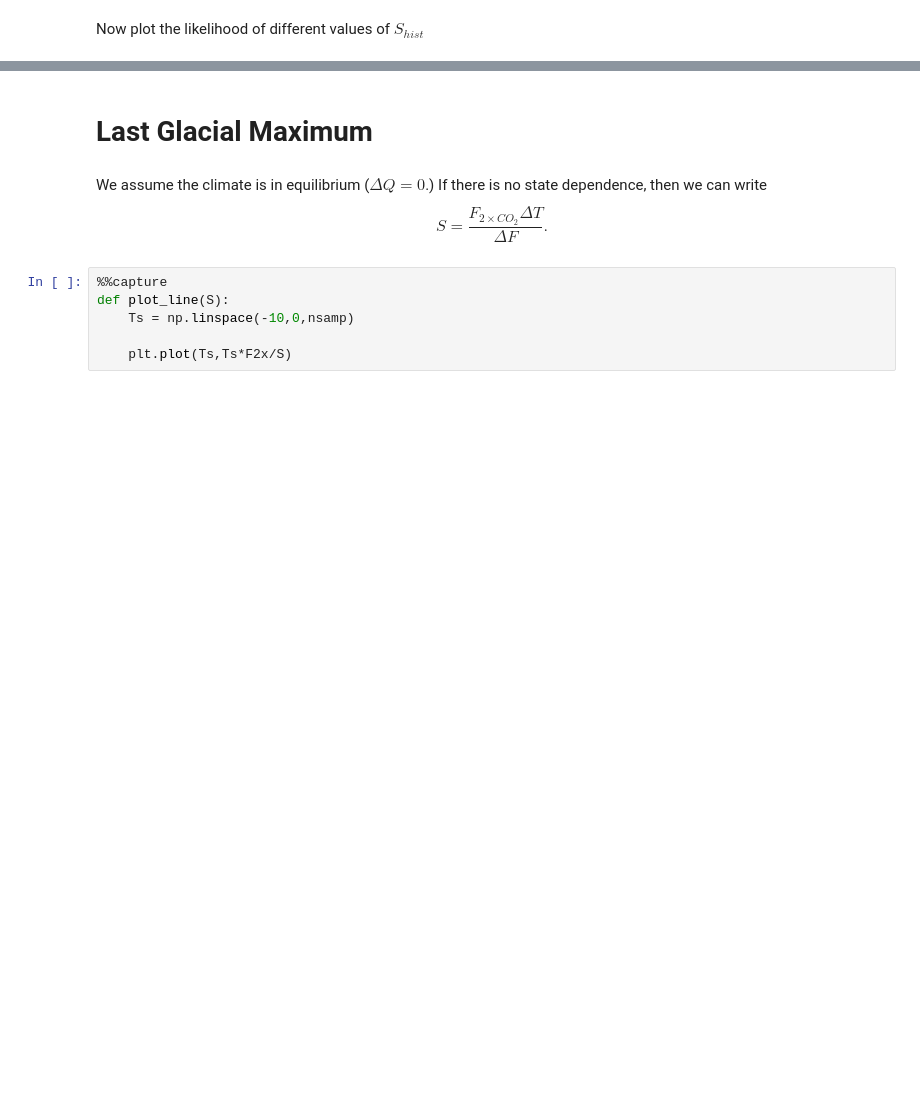
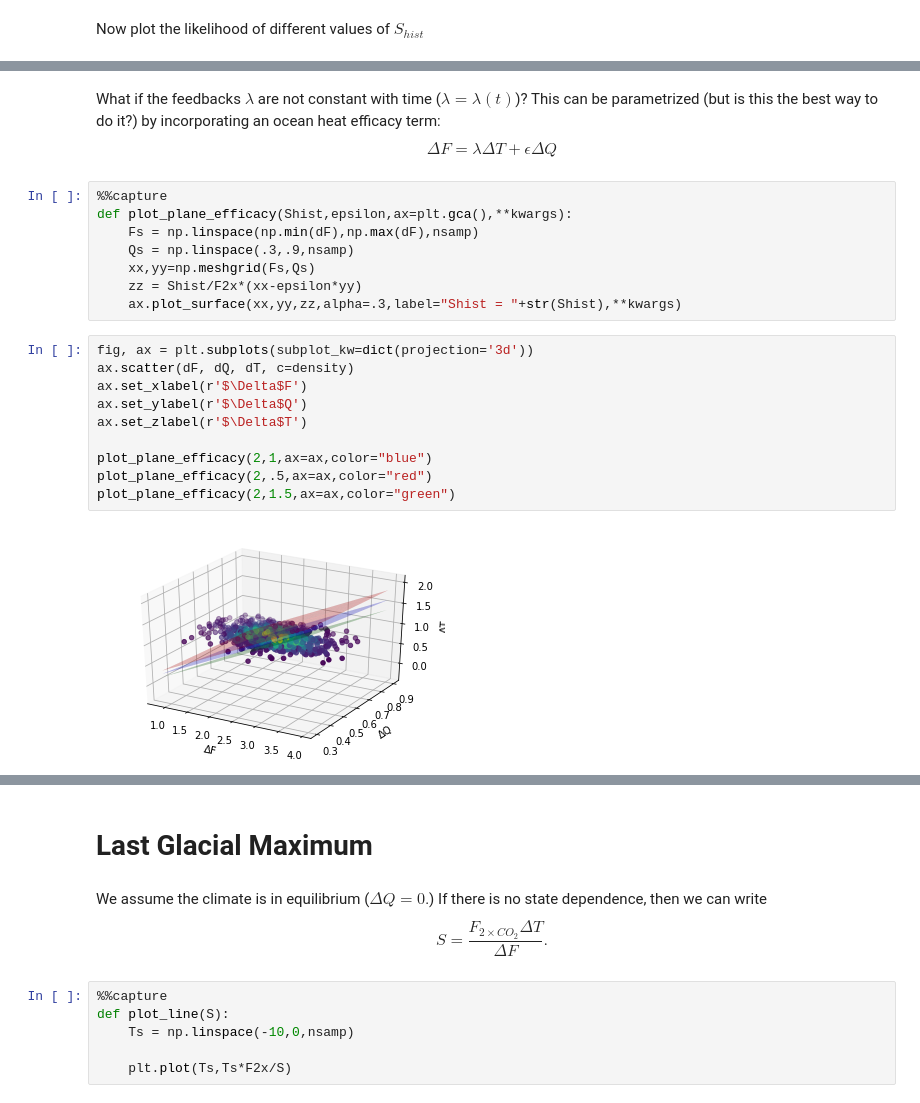
Before and after one commit to katemarvel/WCRP_ECS, a Jupyter notebook: ForwardModel.ipynb, the cells around one changed output, grey strips where cells are left out. Cells and saved outputs as stored; diff of their text form; blank space fills up the shorter version.

```diff
--- a/ForwardModel.ipynb
+++ b/ForwardModel.ipynb
@@ -127,0 +128,23 @@ Shist_possibilities[np.argmax(likelihood)]
+# %% [markdown]
+What if the feedbacks $\lambda$ are not constant with time ($\lambda=\lambda(t)$)?  This can be parametrized (but is this the best way to do it?) by incorporating an ocean heat efficacy term:
+$$\Delta F = \lambda \Delta T + \epsilon\Delta Q$$
+# %%
+%%capture
+def plot_plane_efficacy(Shist,epsilon,ax=plt.gca(),**kwargs):
+    Fs = np.linspace(np.min(dF),np.max(dF),nsamp)
+    Qs = np.linspace(.3,.9,nsamp)
+    xx,yy=np.meshgrid(Fs,Qs)
+    zz = Shist/F2x*(xx-epsilon*yy)
+    ax.plot_surface(xx,yy,zz,alpha=.3,label="Shist = "+str(Shist),**kwargs)
+# %%
+fig, ax = plt.subplots(subplot_kw=dict(projection='3d'))
+ax.scatter(dF, dQ, dT, c=density)
+ax.set_xlabel(r'$\Delta$F')
+ax.set_ylabel(r'$\Delta$Q')
+ax.set_zlabel(r'$\Delta$T')
+
+plot_plane_efficacy(2,1,ax=ax,color="blue")
+plot_plane_efficacy(2,.5,ax=ax,color="red")
+plot_plane_efficacy(2,1.5,ax=ax,color="green")
+# %% [output]
+[figure, added]
```
Also changed, not shown: parts of 19 cells of this notebook.
